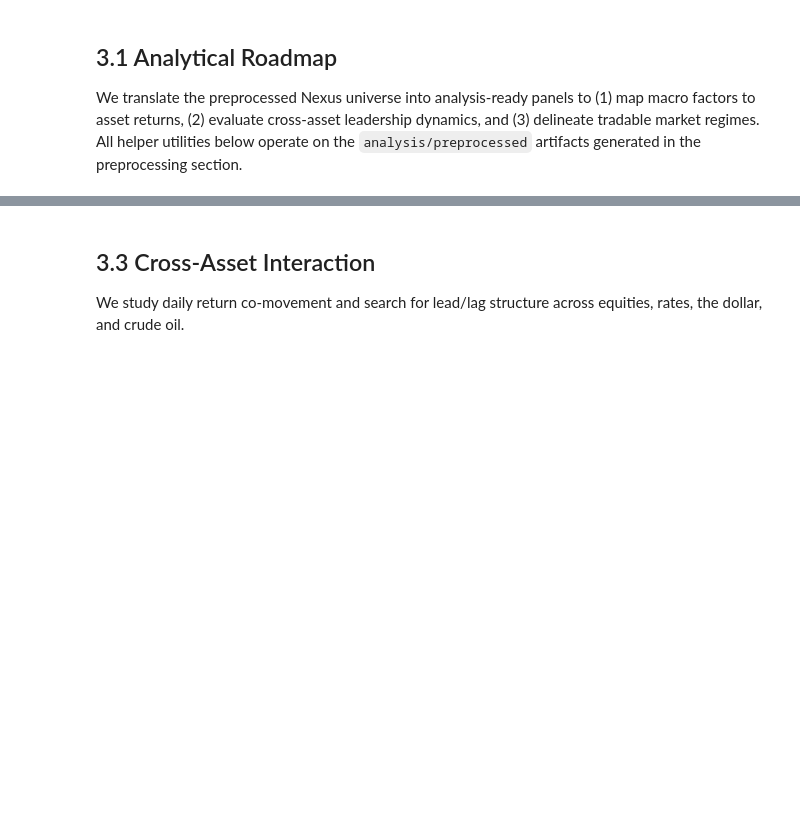
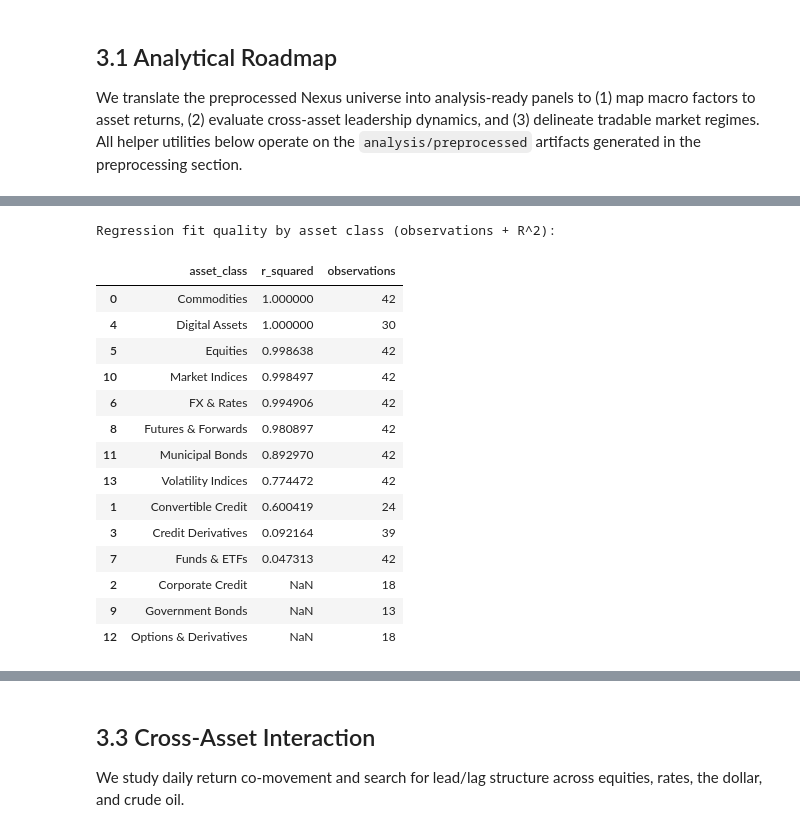
Before and after one commit to kecheng-shi/Nexus-data-preprocessing, a Jupyter notebook: Nexus Data Analysis.ipynb, the cells around one changed output, grey strips where cells are left out. Cells and saved outputs as stored; diff of their text form; code cells hidden in the pictures; blank space fills up the shorter version.

```diff
--- a/Nexus Data Analysis.ipynb
+++ b/Nexus Data Analysis.ipynb
@@ -983,0 +921,48 @@ plt.show()
+# %%
+# Join asset classes with macro changes
+combined_panel = asset_class_panel.join(macro_changes_pd, how="inner").sort_index()
+
+# Correlations across all included classes and macro factors
+corr_cols = asset_class_cols + macro_change_cols
+correlation_matrix = combined_panel[corr_cols].corr()
+
+# Standardised regressions per asset class
+beta_records, r2_records, sample_records = [], [], []
+for cls in asset_class_cols:
+    reg_df = combined_panel[[cls, *macro_change_cols]].dropna()
+    sample_records.append({"asset_class": cls, "observations": len(reg_df)})
+    if len(reg_df) < MIN_OBS:
+        continue
+    beta_series, r_sq = standardized_linear_regression(reg_df[macro_change_cols], reg_df[cls])
+    r2_records.append({"asset_class": cls, "r_squared": r_sq})
+    for factor, val in beta_series.dropna().items():
+        beta_records.append({"asset_class": cls, "factor": factor, "beta_std": val})
+
+asset_beta_df = pd.DataFrame(beta_records)
+asset_rsq_df = pd.DataFrame(r2_records).merge(pd.DataFrame(sample_records), on="asset_class", how="outer")
+asset_rsq_df["observations"] = asset_rsq_df["observations"].fillna(0).astype(int)
+asset_beta_matrix = (
+    asset_beta_df.pivot_table(index="asset_class", columns="factor", values="beta_std", aggfunc="mean")
+    .reindex(index=asset_class_cols)
+    .reindex(columns=macro_change_cols, fill_value=0.0)
+)
+
+print("Regression fit quality by asset class (observations + R^2):")
+display(asset_rsq_df.sort_values("r_squared", ascending=False))
+# %% [output]
+Regression fit quality by asset class (observations + R^2):
+|  | asset_class | r_squared | observations |
+| 0 | Commodities | 1.000000 | 42 |
+| 4 | Digital Assets | 1.000000 | 30 |
+| 5 | Equities | 0.998638 | 42 |
+| 10 | Market Indices | 0.998497 | 42 |
+| 6 | FX & Rates | 0.994906 | 42 |
+| 8 | Futures & Forwards | 0.980897 | 42 |
+| 11 | Municipal Bonds | 0.892970 | 42 |
+| 13 | Volatility Indices | 0.774472 | 42 |
+| 1 | Convertible Credit | 0.600419 | 24 |
+| 3 | Credit Derivatives | 0.092164 | 39 |
+| 7 | Funds & ETFs | 0.047313 | 42 |
+| 2 | Corporate Credit | NaN | 18 |
+| 9 | Government Bonds | NaN | 13 |
+| 12 | Options & Derivatives | NaN | 18 |
```
Also changed, not shown: parts of 21 cells of this notebook, 1 other file.
